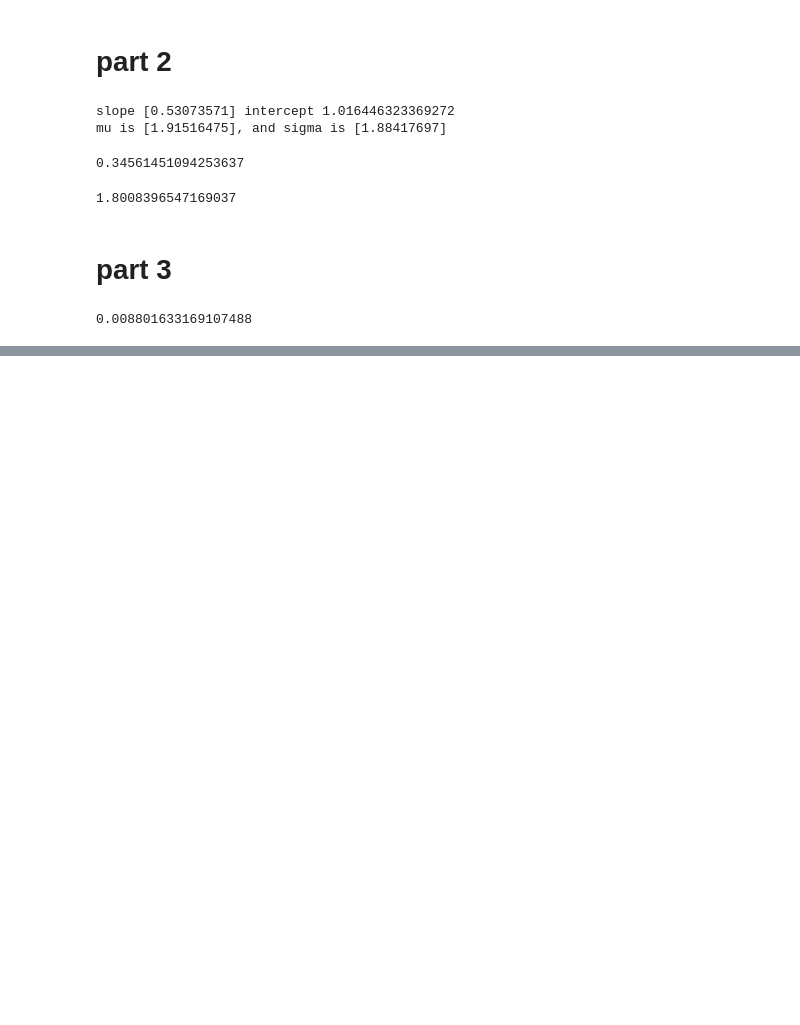
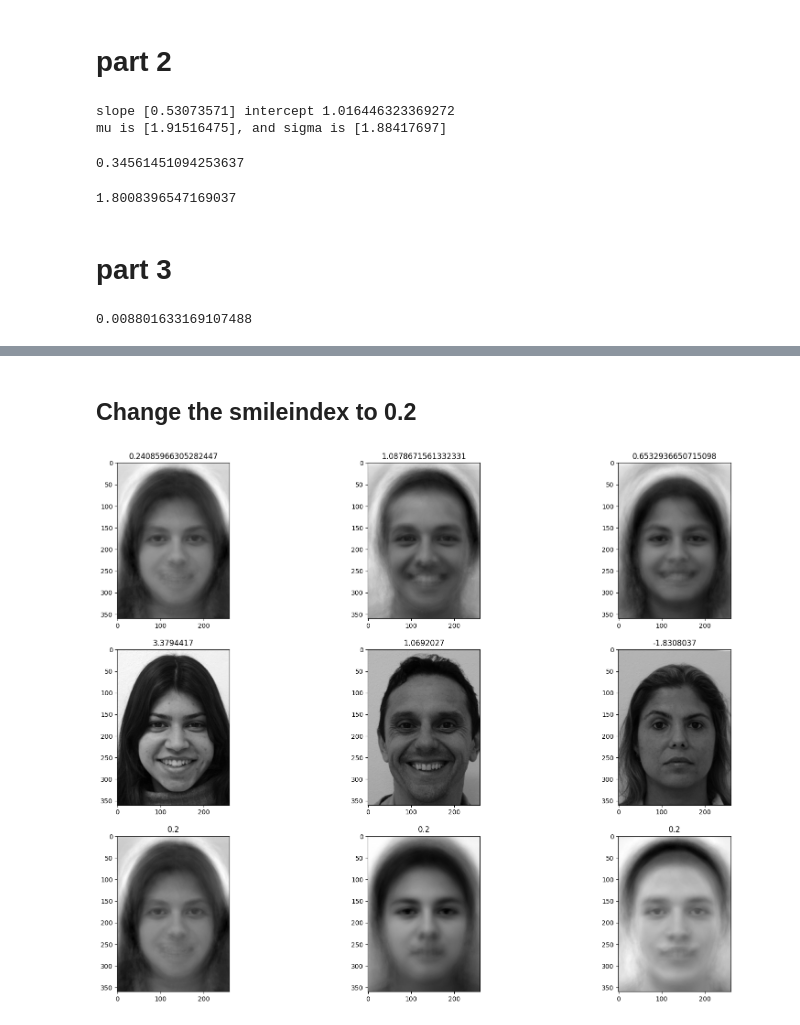
Before and after one commit to s180820/02458_Cognitive_Modelling, a Jupyter notebook: exam21.ipynb, the cells around one changed output, grey strips where cells are left out. Drawn from its saved outputs; the diff is of its cells as text; code cells hidden in the pictures; blank space fills up the shorter version.

```diff
--- a/exam21.ipynb
+++ b/exam21.ipynb
@@ -149,0 +206,42 @@ norm.pdf(5, 0, 10)*0.25
+# %% [markdown]
+## Change the smileindex to 0.2
+# %%
+b = []
+
+A = np.dot(PCA_scores, RegressionParameters)
+for i in range(3):
+    b.append((0.2-RegressionIntercept)/A[i])
+
+
+# we have found how Scores for each image need to change in order to obtain
+# a GSI of 0.2
+#we compute the product now
+I1_synt = np.dot(PCA_scores[0,:]*b[0], np.transpose(PCA_components)).reshape(260,360)
+I2_synt = np.dot(PCA_scores[1,:]*b[1], np.transpose(PCA_components)).reshape(260,360)
+I3_synt = np.dot(PCA_scores[2,:]*b[2], np.transpose(PCA_components)).reshape(260,360)
+
+
+#visualize the results
+fig, axes = plt.subplots(3, 3, figsize=(20, 15))
+
+axes[0,0].imshow(np.transpose(I_r[0,:].reshape(260,360)) + mean_image, cmap='gray')
+axes[0,1].imshow(np.transpose(I_r[1,:].reshape(260,360)) + mean_image, cmap='gray')
+axes[0,2].imshow(np.transpose(I_r[2,:].reshape(260,360)) + mean_image, cmap='gray')
+axes[0,0].set_title(calc_smileindx[0])
+axes[0,1].set_title(calc_smileindx[1])
+axes[0,2].set_title(calc_smileindx[2])
+axes[1,0].imshow(img1, cmap='gray')
+axes[1,1].imshow(img2, cmap='gray')
+axes[1,2].imshow(img3, cmap='gray')
+axes[1,0].set_title(smileIndx[0])
+axes[1,1].set_title(smileIndx[1])
+axes[1,2].set_title(smileIndx[2])
+axes[2,0].imshow(np.transpose(I1_synt) + mean_image, cmap='gray')
+axes[2,1].imshow(np.transpose(I2_synt) + mean_image, cmap='gray')
+axes[2,2].imshow(np.transpose(I3_synt) + mean_image, cmap='gray')
+axes[2,0].set_title(0.2)
+axes[2,1].set_title(0.2)
+axes[2,2].set_title(0.2)
+plt.show()
+# %% [output]
+[figure, added]
```
Also changed, not shown: parts of 7 cells of this notebook.
